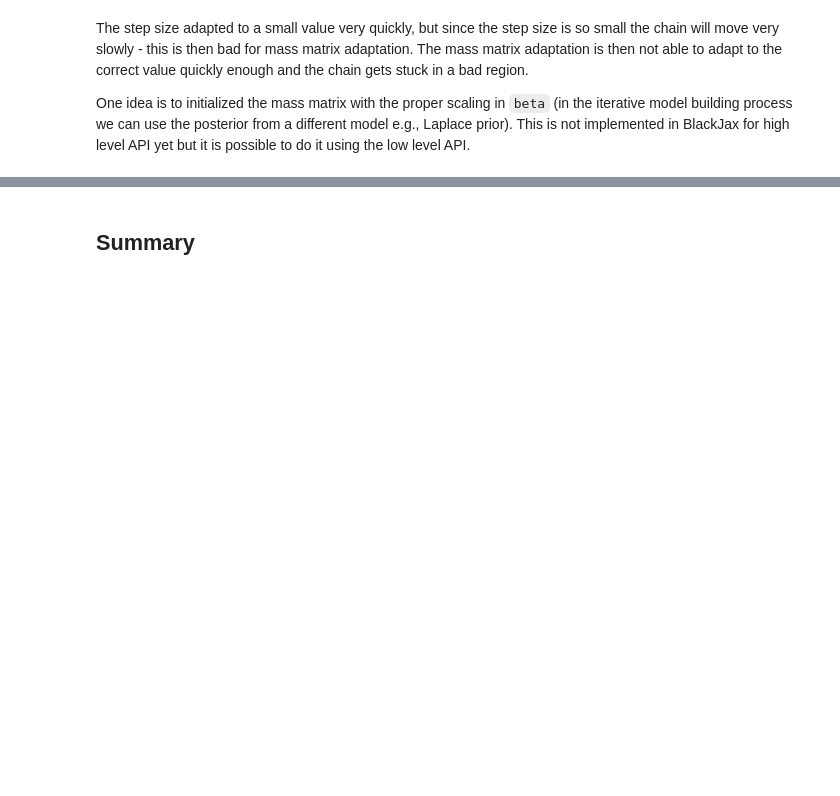
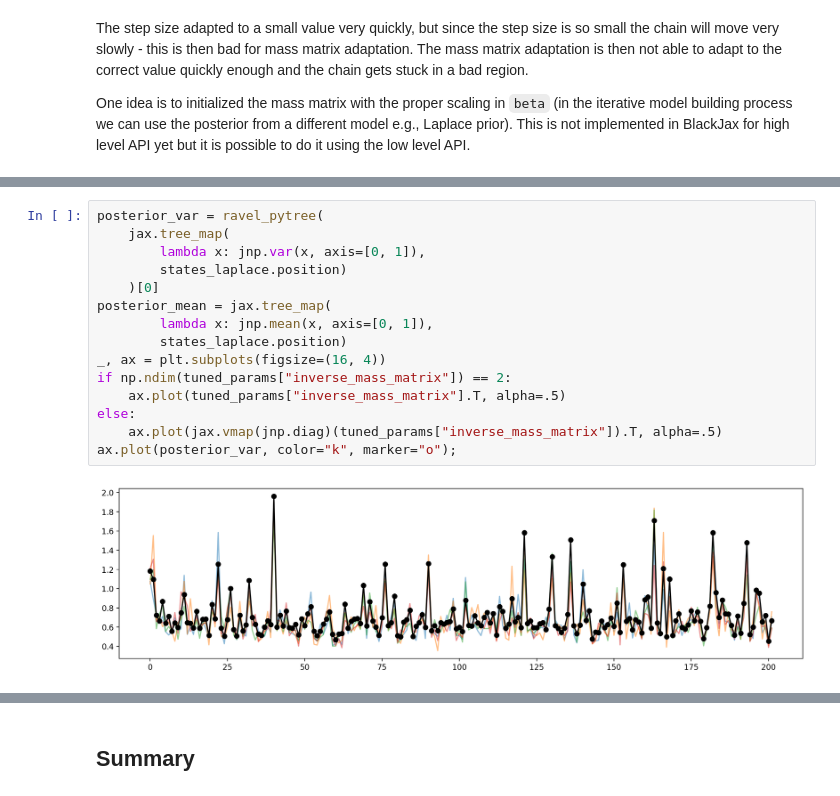
Before and after one commit to junpenglao/functionalbayes, a Jupyter notebook: blackjax_deepdive.ipynb, the cells around one changed output, grey strips where cells are left out. Drawn from its saved outputs; the diff is of its cells as text; blank space fills up the shorter version.

```diff
--- a/blackjax_deepdive.ipynb
+++ b/blackjax_deepdive.ipynb
@@ -254,0 +290,17 @@ One idea is to initialized the mass matrix with the proper scaling in `beta` (in
+# %%
+posterior_var = ravel_pytree(
+    jax.tree_map(
+        lambda x: jnp.var(x, axis=[0, 1]),
+        states_laplace.position)
+    )[0]
+posterior_mean = jax.tree_map(
+        lambda x: jnp.mean(x, axis=[0, 1]),
+        states_laplace.position)
+_, ax = plt.subplots(figsize=(16, 4))
+if np.ndim(tuned_params["inverse_mass_matrix"]) == 2:
+    ax.plot(tuned_params["inverse_mass_matrix"].T, alpha=.5)
+else:
+    ax.plot(jax.vmap(jnp.diag)(tuned_params["inverse_mass_matrix"]).T, alpha=.5)
+ax.plot(posterior_var, color="k", marker="o");
+# %% [output]
+[figure, added]
```
Also changed, not shown: parts of 22 cells of this notebook, 2 other files.
